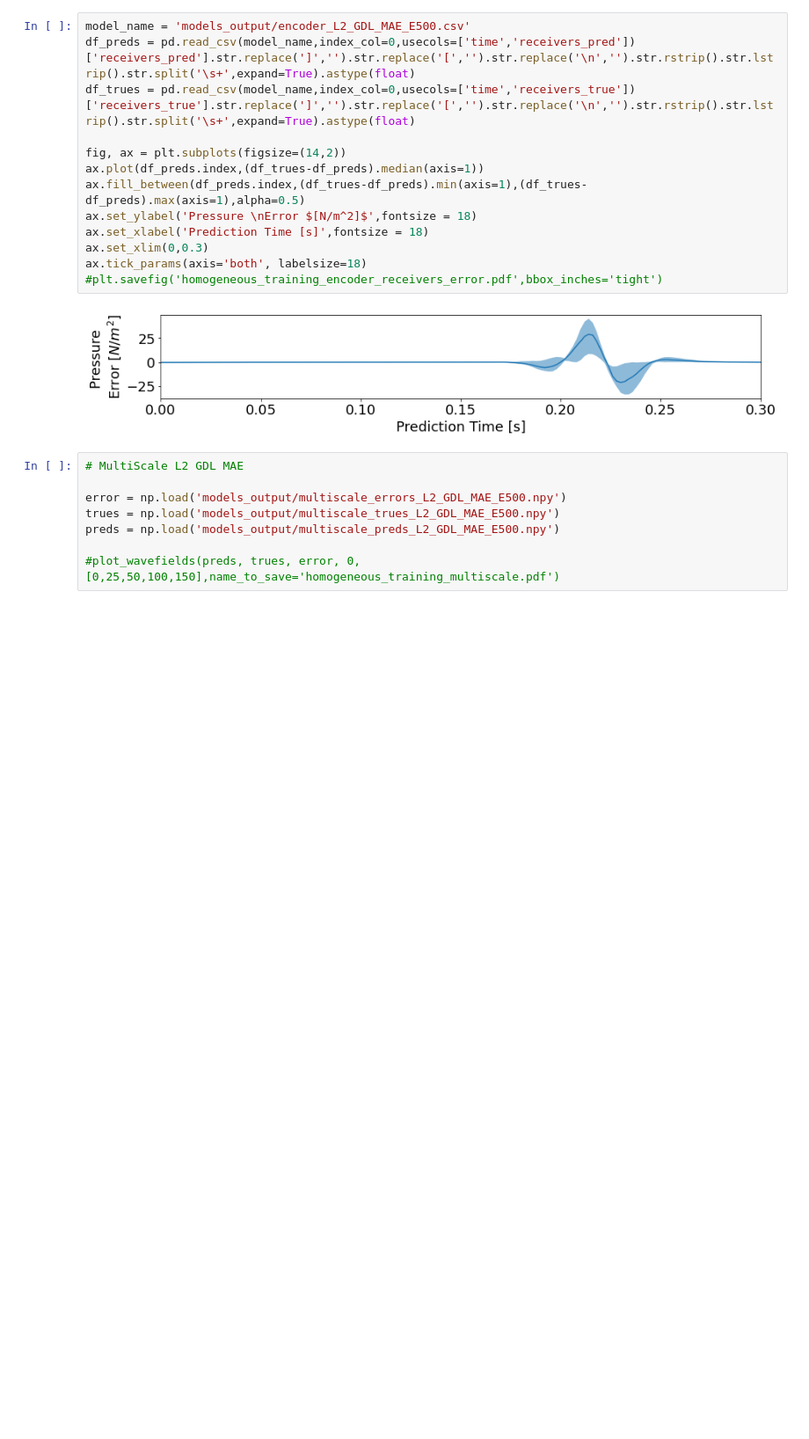
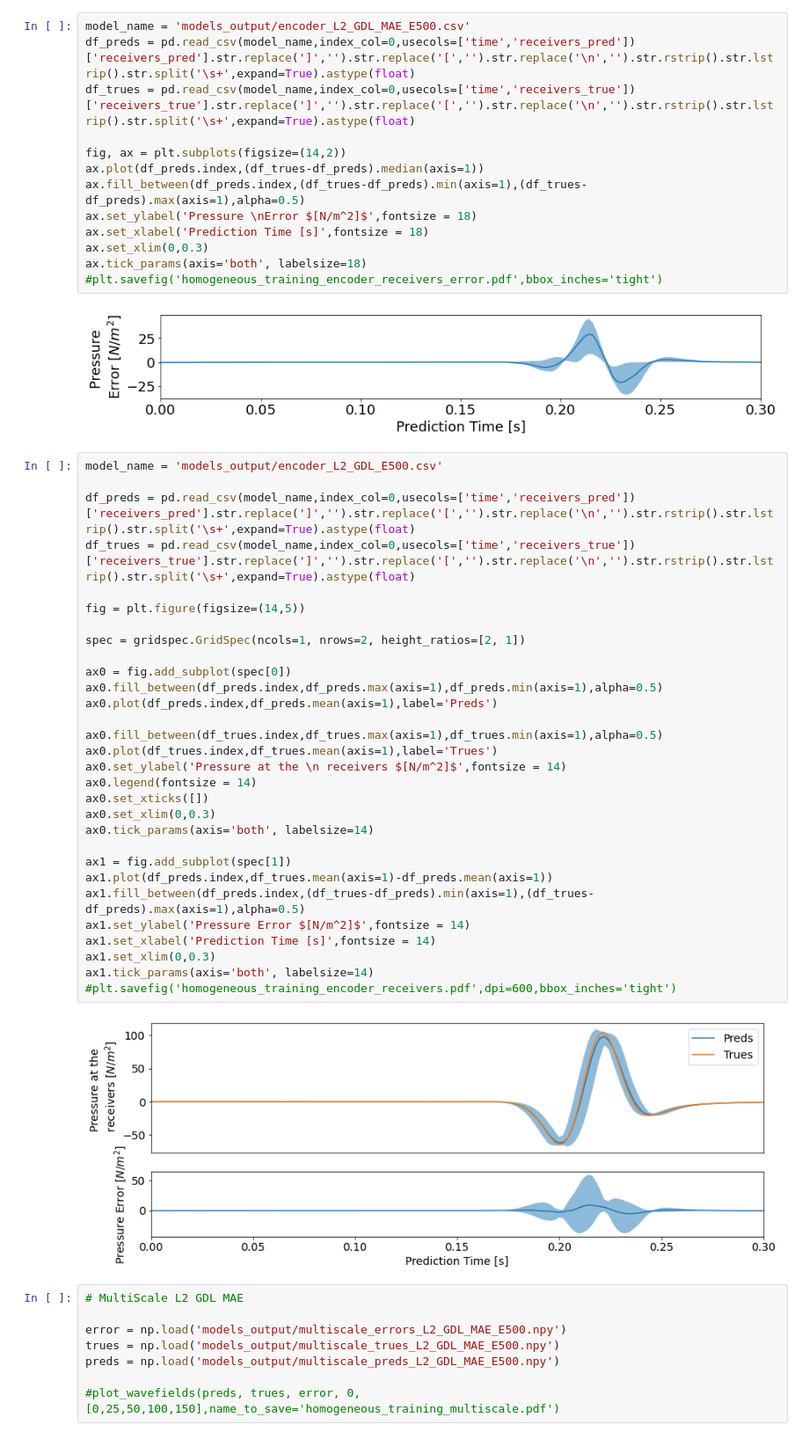
Before and after one commit to nfholsen/PDM_PINN, a Jupyter notebook: DNN_Test/Homogeneous/Training/predictions_figures.ipynb, the cells around one changed output. Shown at 88% size. Saved outputs shown, nothing was run; the diff lists cells and outputs as text; blank space fills up the shorter version.

```diff
--- a/DNN_Test/Homogeneous/Training/predictions_figures.ipynb
+++ b/DNN_Test/Homogeneous/Training/predictions_figures.ipynb
@@ -229,6 +233,38 @@ ax.tick_params(axis='both', labelsize=18)
 #plt.savefig('homogeneous_training_encoder_receivers_error.pdf',bbox_inches='tight')
 # %% [output]
 [figure]
+# %%
+model_name = 'models_output/encoder_L2_GDL_E500.csv'
+
+df_preds = pd.read_csv(model_name,index_col=0,usecols=['time','receivers_pred'])['receivers_pred'].str.replace(']','').str.replace('[','').str.replace('\n','').str.rstrip().str.lstrip().str.split('\s+',expand=True).astype(float)
+df_trues = pd.read_csv(model_name,index_col=0,usecols=['time','receivers_true'])['receivers_true'].str.replace(']','').str.replace('[','').str.replace('\n','').str.rstrip().str.lstrip().str.split('\s+',expand=True).astype(float)
+
+fig = plt.figure(figsize=(14,5))
+
+spec = gridspec.GridSpec(ncols=1, nrows=2, height_ratios=[2, 1])
+
+ax0 = fig.add_subplot(spec[0])
+ax0.fill_between(df_preds.index,df_preds.max(axis=1),df_preds.min(axis=1),alpha=0.5)
+ax0.plot(df_preds.index,df_preds.mean(axis=1),label='Preds')
+
+ax0.fill_between(df_trues.index,df_trues.max(axis=1),df_trues.min(axis=1),alpha=0.5)
+ax0.plot(df_trues.index,df_trues.mean(axis=1),label='Trues')
+ax0.set_ylabel('Pressure at the \n receivers $[N/m^2]$',fontsize = 14)
+ax0.legend(fontsize = 14)
+ax0.set_xticks([])
+ax0.set_xlim(0,0.3)
+ax0.tick_params(axis='both', labelsize=14)
+
+ax1 = fig.add_subplot(spec[1])
+ax1.plot(df_preds.index,df_trues.mean(axis=1)-df_preds.mean(axis=1))
+ax1.fill_between(df_preds.index,(df_trues-df_preds).min(axis=1),(df_trues-df_preds).max(axis=1),alpha=0.5)
+ax1.set_ylabel('Pressure Error $[N/m^2]$',fontsize = 14)
+ax1.set_xlabel('Prediction Time [s]',fontsize = 14)
+ax1.set_xlim(0,0.3)
+ax1.tick_params(axis='both', labelsize=14)
+#plt.savefig('homogeneous_training_encoder_receivers.pdf',dpi=600,bbox_inches='tight')
+# %% [output]
+[figure, added]
 # %%
 # MultiScale L2 GDL MAE
 
```
Also changed, not shown: parts of 7 cells of this notebook, 34 other files.
